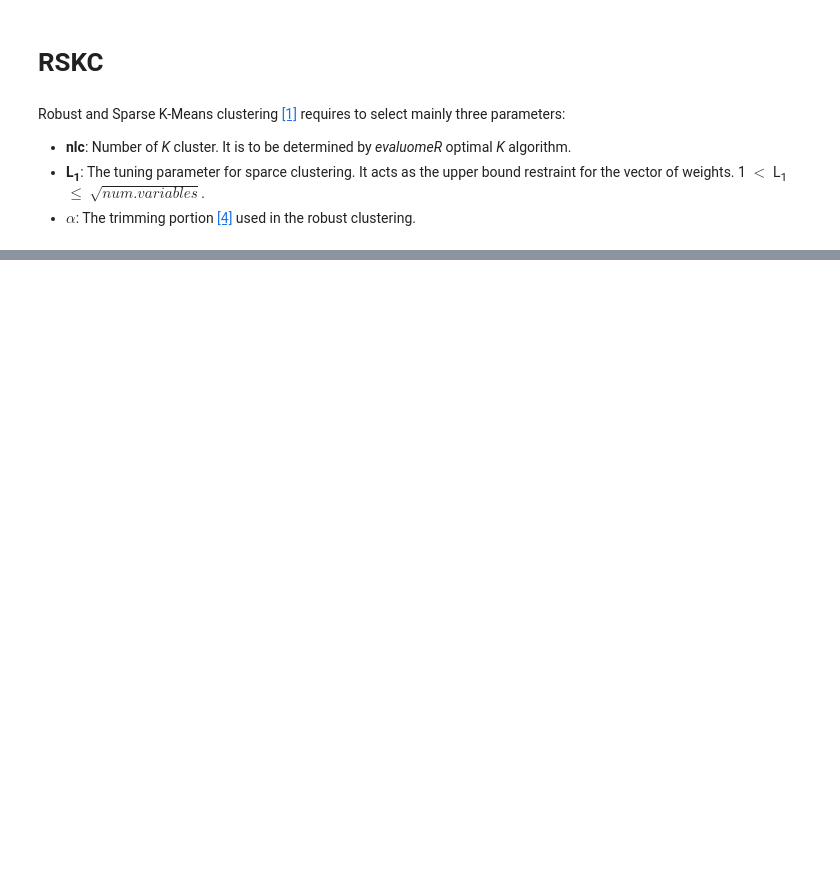
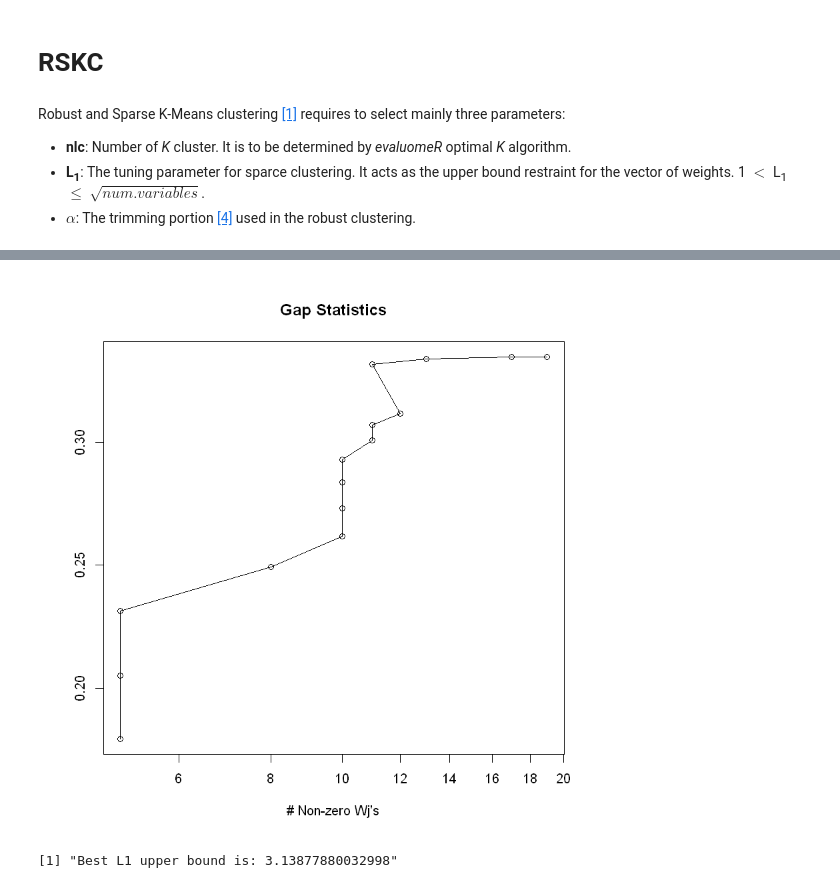
Before and after one commit to neobernad/evaluomeR, a Jupyter notebook: notebooks/local/evaluomeR-RSKC.ipynb, the cells around one changed output, grey strips where cells are left out. Saved outputs shown, nothing was run; the diff lists cells and outputs as text; code cells hidden in the pictures; blank space fills up the shorter version.

Commit message:
Figuring out L1 bound

```diff
--- a/notebooks/local/evaluomeR-RSKC.ipynb
+++ b/notebooks/local/evaluomeR-RSKC.ipynb
@@ -35,0 +59,6 @@ Robust and Sparse K-Means clustering [[1]](#1) requires to select mainly three p
+# %%
+seed=100
+k.range=c(3,15)
+stabilityData <- stabilityRange(data=ontMetrics, k.range=k.range, bs=20, getImages = FALSE, seed=seed)
+qualityData <- qualityRange(data=ontMetrics, k.range=k.range, getImages = FALSE, seed=seed)
+optK <- getOptimalKValue(stabilityData, qualityData, k.range=k.range)
@@ -35,0 +122,4 @@ Robust and Sparse K-Means clustering [[1]](#1) requires to select mainly three p
+# %%
+k_values = as.numeric(unlist(optK['Global_optimal_k']))
+global_k_value = floor(mean(k_values))
+print(paste0("Taking global optimal K value: ", global_k_value))
@@ -39,0 +134,4 @@ In [[2]](#2) authors provide description of the algorithm to select the tunning
+# %%
+dataMatrix = as.matrix(df)
+dataMatrix = scale(dataMatrix, TRUE, TRUE)
+head(dataMatrix, 5)
@@ -39,0 +147,4 @@ In [[2]](#2) authors provide description of the algorithm to select the tunning
+# %%
+wbounds = seq(2,sqrt(ncol(dataMatrix)), len=30)
+km.perm <- KMeansSparseCluster.permute(dataMatrix,K=global_k_value,wbounds=wbounds,nperms=5)
+print(km.perm)
@@ -40,3 +169,12 @@ In [[2]](#2) authors provide description of the algorithm to select the tunning
+# %%
+plot(km.perm)
+# %% [output]
+[figure, added]
+# %%
+l1 = km.perm$bestw
+print(paste0("Best L1 upper bound is: ", l1))
+# %% [output]
+[1] "Best L1 upper bound is: 3.13877880032998"
 # %% [markdown]
 # References <a class="anchor" id="references"></a>
 
```
Also changed, not shown: parts of 15 cells of this notebook.
